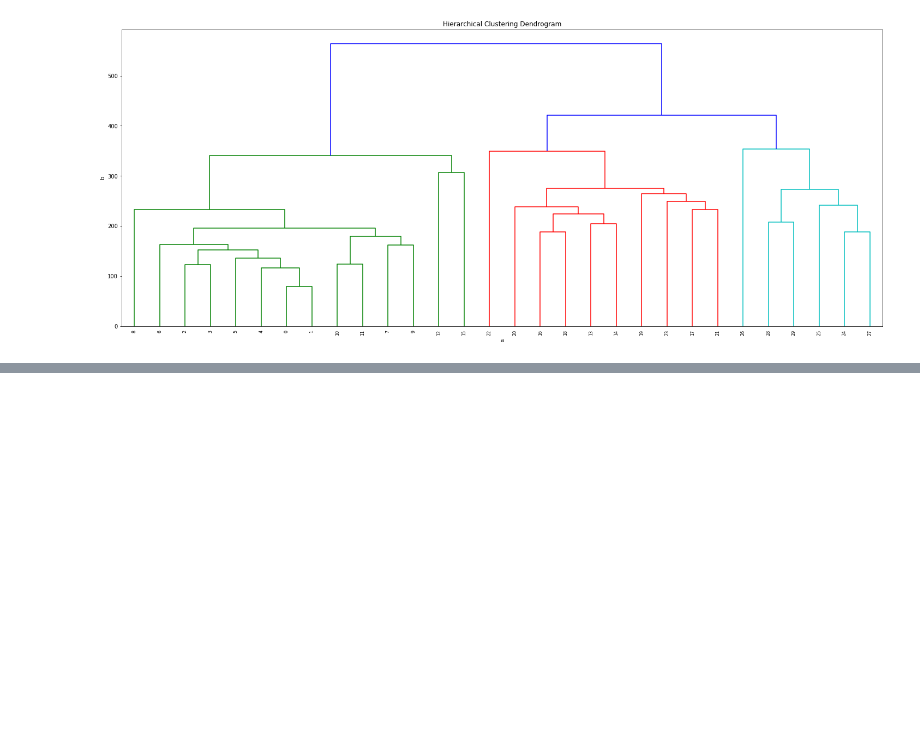
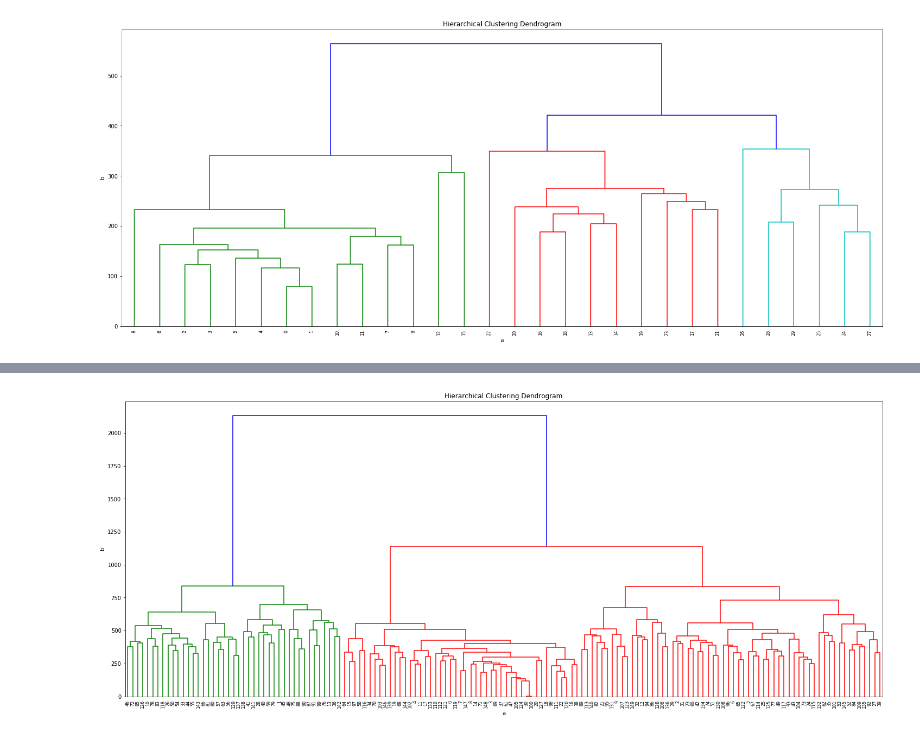
Before and after one commit to ItayGabbay/HotelsDataResearch, a Jupyter notebook: Spark/Question3.ipynb, the cells around one changed output, grey strips where cells are left out. Cells and saved outputs as stored; diff of their text form; code cells hidden in the pictures; blank space fills up the shorter version.

Commit message:
Changing to linkage

```diff
--- a/Spark/Question3.ipynb
+++ b/Spark/Question3.ipynb
@@ -191,0 +189,22 @@ TypeError: computeCost() missing 1 required positional argument: 'x'
+# %%
+from scipy.spatial.distance import pdist
+from scipy.cluster.hierarchy import linkage, dendrogram
+from matplotlib import pyplot as plt
+
+plt.figure(figsize=(25, 10))
+plt.title('Hierarchical Clustering Dendrogram')
+plt.xlabel('a')
+plt.ylabel('b')
+
+Z = linkage(normalised_prices.take(hotels_num), 'ward')
+
+dendrogram(Z,
+    leaf_rotation=90.,  # rotates the x axis labels
+    leaf_font_size=8.,  # font size for the x axis labels
+    truncate_mode='lastp',  # show only the last p merged clusters
+    p=hotels_num,  # show only the last p merged clusters
+    show_contracted=True,  # to get a distribution impression in truncated branches
+)
+plt.show()
+# %% [output]
+[figure, added]
```
Also changed, not shown: parts of 1 cell of this notebook.
